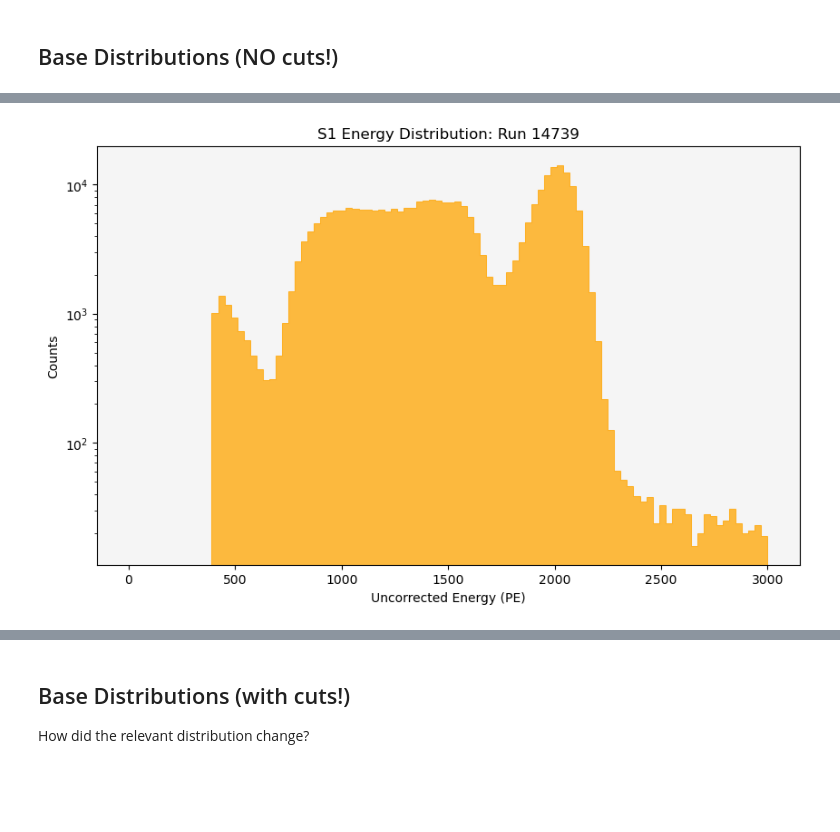
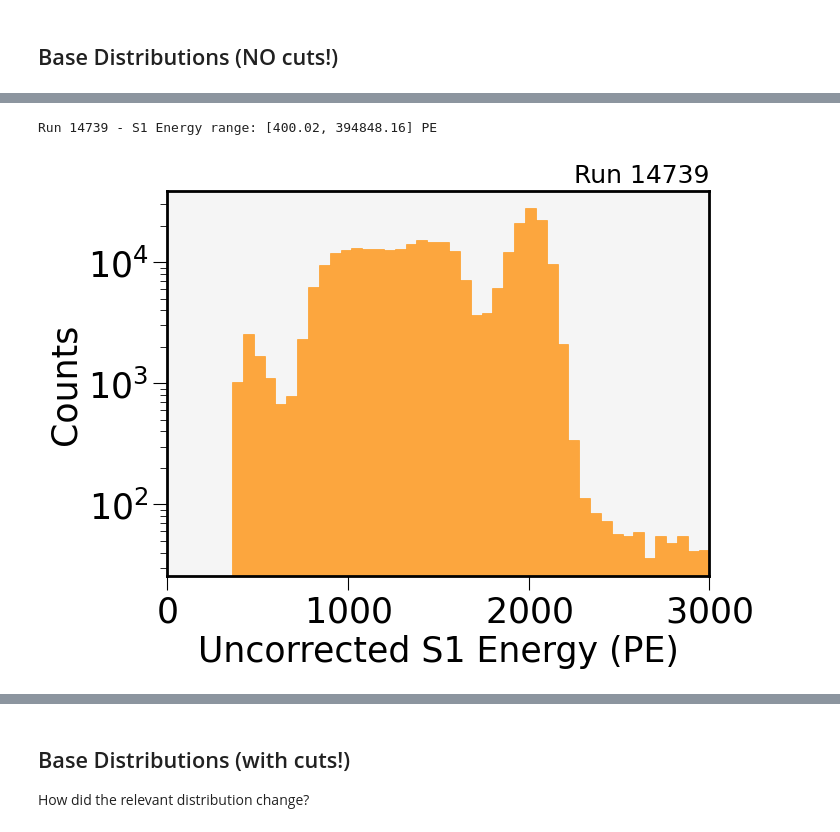
Before and after one commit to camacortespar/next-analysis, a Jupyter notebook: NEXT-100/Rn_analysis/notebooks/Selection_Criteria_00.ipynb, the cells around one changed output, grey strips where cells are left out. Cells and saved outputs as stored; diff of their text form; code cells hidden in the pictures; blank space fills up the shorter version.

```diff
--- a/NEXT-100/Rn_analysis/notebooks/Selection_Criteria_00.ipynb
+++ b/NEXT-100/Rn_analysis/notebooks/Selection_Criteria_00.ipynb
@@ -105,3 +77,3 @@ runs_info = [
 # %%
-raw_data = {run["run_number"]: crudo.load_run_data(run)[run["run_number"]] for run in runs_info}
+RECO_DATA = {run["run_number"]: crudo.dm.load_run_data(run, trigger=None)[run["run_number"]] for run in RUNS_INFO}
 # %% [output]
@@ -317,6 +83,6 @@ Just choose one run of your interest to perform the analysis.
 # %%
-# Define the run to be selected
-selected_runs = [14739]
+# Define the runs to analyze
+SEL_RUNS = [14739]
 # %% [markdown]
 ## Base Distributions (NO cuts!)
 # %% [markdown]
@@ -444,39 +218,41 @@ for i, entry in enumerate(runs_info):
 # %%
 # Global
-n_bins = 100
+n_bins = 50
 x_min, x_max = 0, 3e3
-x_edges = np.linspace(x_min, x_max, n_bins + 1)
+x_edges = np.linspace(x_min, x_max, n_bins + 1)     # There are NaN values, so we need to set the range manually to avoid errors
 
-for i, entry in enumerate(runs_info):
+for i, entry in enumerate(RUNS_INFO):
 
     # Run info
     run_id   = entry["run_number"]
-    # run_volt = entry[scan_key] / 1e3
     run_long = entry["duration"]
 
-    if run_id in selected_runs:
+    if run_id in SEL_RUNS:
 
         # Variables
-        E1 = raw_data[run_id]['S1e']
+        E1 = RECO_DATA[run_id]['S1e']
+        print(f"Run {run_id} - S1 Energy range: [{E1.min():.2f}, {E1.max():.2f}] PE")
 
-        # Histogram: normalized by corrected DAQ data taking time
+        # Histogram
         E1_counts, E1_edges = np.histogram(E1, bins=x_edges)
 
         # Histogram
-        plt.figure(figsize=(10, 6))
+        plt.figure(figsize=(7, 5))
         plt.stairs(E1_counts, E1_edges,
-                   fill=True, color=pt.hist_colors[(i + 2) % len(pt.hist_colors)], alpha=0.75,
-                   ec=pt.hist_colors[(i + 2) % len(pt.hist_colors)], lw=0.75,)
+                   fill=True, color=crudo.pt.hist_colors[(i + 2) % len(crudo.pt.hist_colors)], alpha=0.75,
+                   ec=crudo.pt.hist_colors[(i + 2) % len(crudo.pt.hist_colors)], lw=0.5,)
 
         # Plot
-        plt.xlabel('Uncorrected Energy (PE)')
+        plt.xlim(x_min, x_max)
+        plt.xlabel('Uncorrected S1 Energy (PE)')
         plt.ylabel('Counts')
         plt.yscale('log')
-        plt.title(f'S1 Energy Distribution: Run {run_id}')
+        plt.title(f'Run {run_id}', fontsize=18, loc='right')
 
         plt.gca().set_facecolor("whitesmoke")
         plt.show()
 # %% [output]
+Run 14739 - S1 Energy range: [400.02, 394848.16] PE
-[figure, old version]
+[figure, new version]
 # %%
 # Global
```
Also changed, not shown: parts of 55 cells of this notebook, 1 other file.
